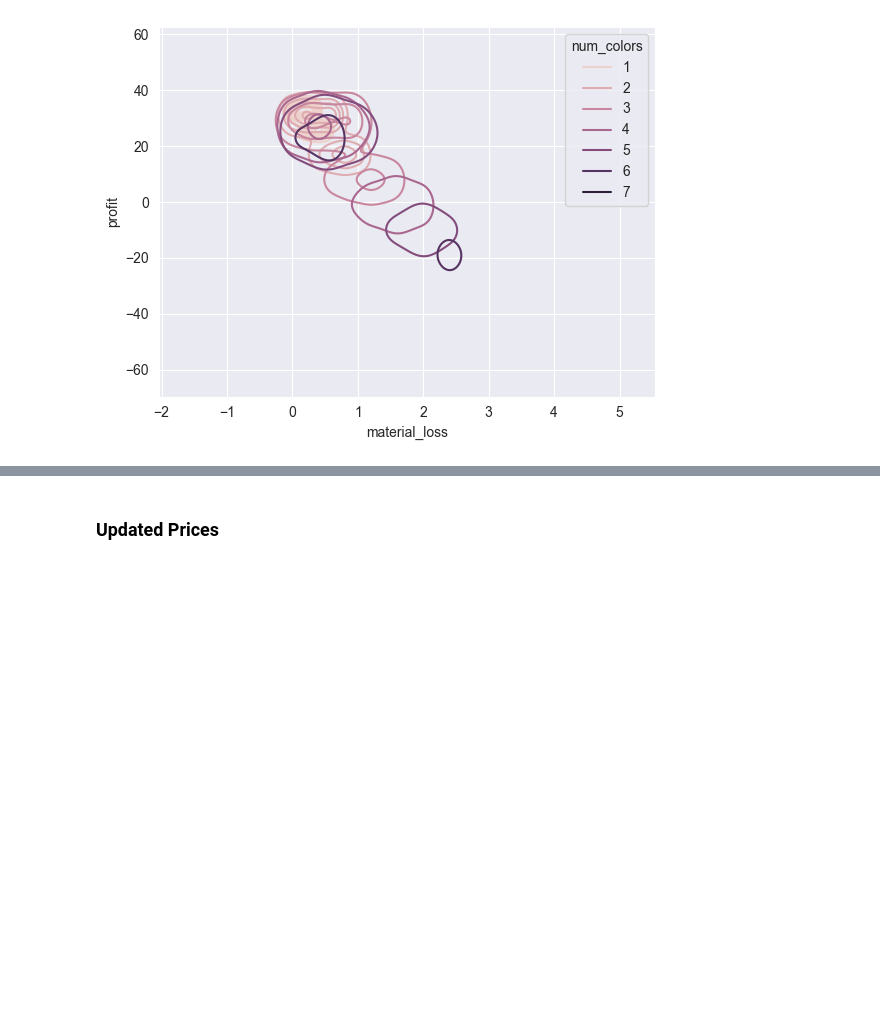
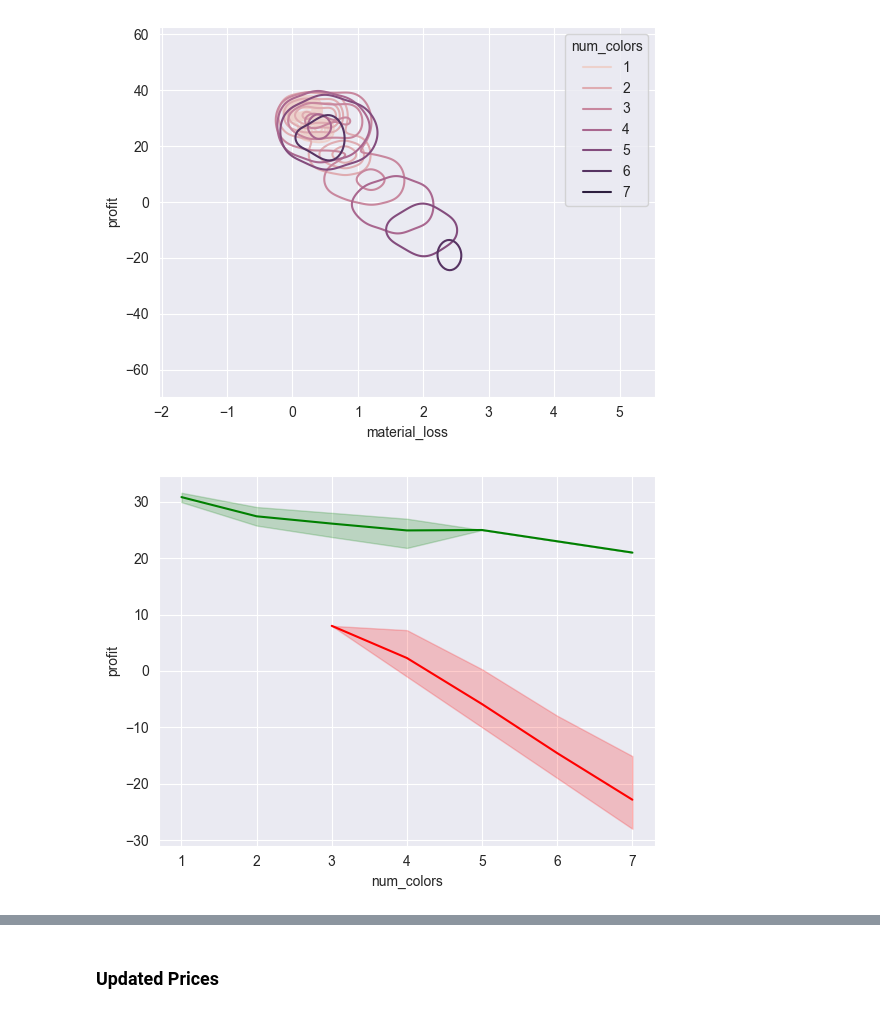
Before and after one commit to DanielLevenstein/Product_Profitability_Study, a Jupyter notebook: product_pricing.ipynb, the cells around one changed output, grey strips where cells are left out. Cells and saved outputs as stored; diff of their text form; code cells hidden in the pictures; blank space fills up the shorter version.

```diff
--- a/product_pricing.ipynb
+++ b/product_pricing.ipynb
@@ -110,6 +110,19 @@ plt.title=f"Material Loss vs Price Original (COST_PER_COLOR = {COST_PER_COLOR})"
 plt.savefig("images/material_loss_vs_profit0.png")
 # %% [output]
 [figure]
+# %%
+# If you remove the items with high material loss profit still goes down as number of colors increases but the value no longer goes negative.
+df_low_material_loss = df_price0[df_price0['material_loss'] < 1]
+df_high_material_loss = df_price0[df_price0['material_loss'] > 1]
+
+sns.lineplot(data=df_low_material_loss, x='num_colors', y='profit', color='green')
+sns.lineplot(data=df_high_material_loss, x='num_colors', y='profit', color='red')
+plt.savefig("images/num_colors_vs_profit0_low_material_loss.png")
+df_price2 = df_low_material_loss.copy()
+# Green Low Material Loss items
+# Red  high material loss items
+# %% [output]
+[figure, added]
 # %% [markdown]
 #### Observations
 - Initial price figures lead to profit going down as number of colors increases, but it doesn't go down for all orders.
```
Also changed, not shown: parts of 8 cells of this notebook, 7 other files.
